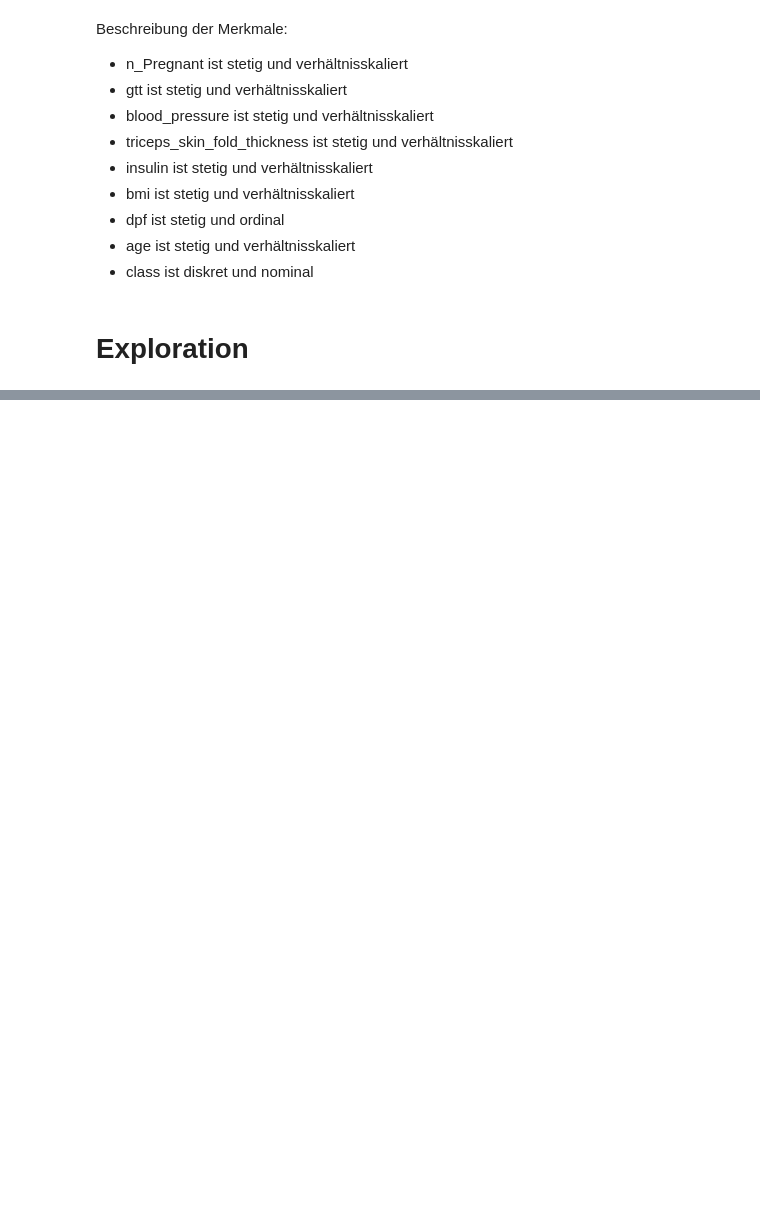
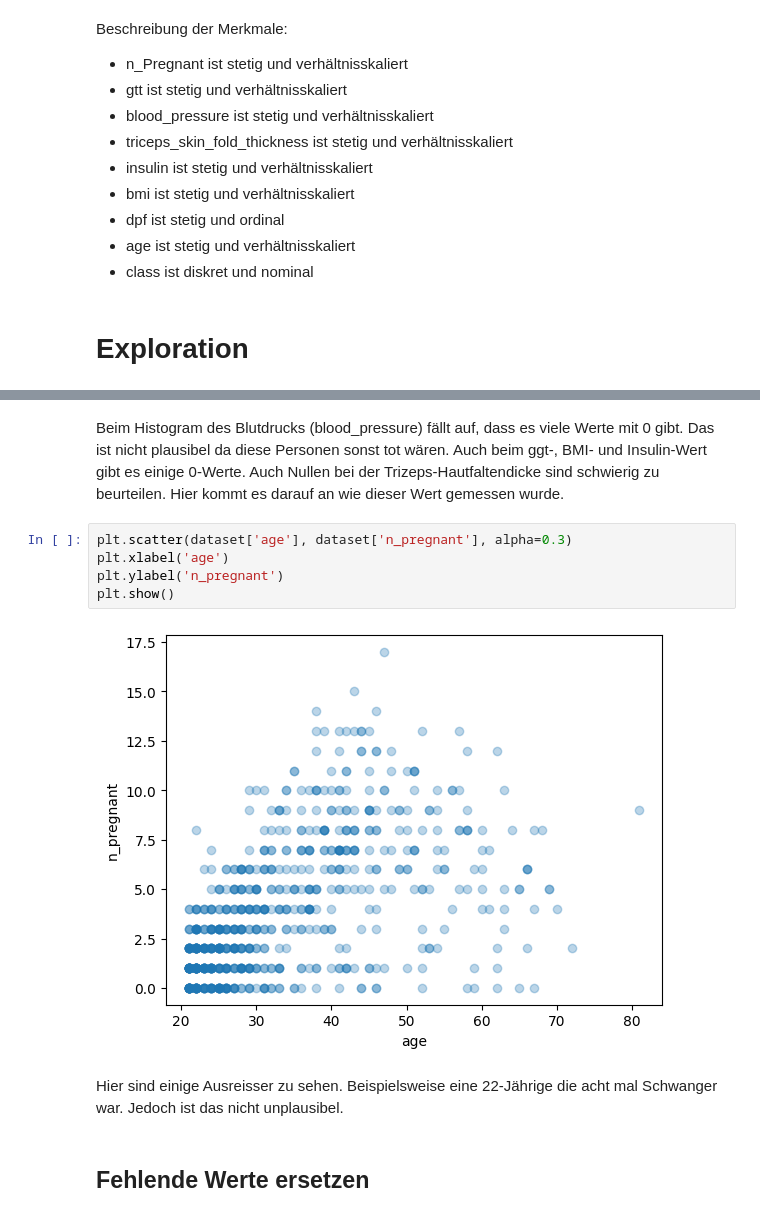
Before and after one commit to staldenhoefler/DataWranglingFHNW, a Jupyter notebook: pythonProject/MC_Diabetes/MC Diabetes.ipynb, the cells around one changed output, grey strips where cells are left out. Cells and saved outputs as stored; diff of their text form; blank space fills up the shorter version.

```diff
--- a/pythonProject/MC_Diabetes/MC Diabetes.ipynb
+++ b/pythonProject/MC_Diabetes/MC Diabetes.ipynb
@@ -48,3 +55,17 @@ scatter_matrix(dataset, alpha=0.3, figsize=(15, 15), diagonal='hist')
 plt.show()
 # %% [output]
 [figure]
+# %% [markdown]
+Beim Histogram des Blutdrucks (blood_pressure) fällt auf, dass es viele Werte mit 0 gibt. Das ist nicht plausibel da diese Personen sonst tot wären. Auch beim ggt-, BMI- und Insulin-Wert gibt es einige 0-Werte.
+Auch Nullen bei der Trizeps-Hautfaltendicke sind schwierig zu beurteilen. Hier kommt es darauf an wie dieser Wert gemessen wurde.
+# %%
+plt.scatter(dataset['age'], dataset['n_pregnant'], alpha=0.3)
+plt.xlabel('age')
+plt.ylabel('n_pregnant')
+plt.show()
+# %% [output]
+[figure, added]
+# %% [markdown]
+Hier sind einige Ausreisser zu sehen. Beispielsweise eine 22-Jährige die acht mal Schwanger war. Jedoch ist das nicht unplausibel.
+# %% [markdown]
+## Fehlende Werte ersetzen
```
Also changed, not shown: parts of 5 cells of this notebook.
